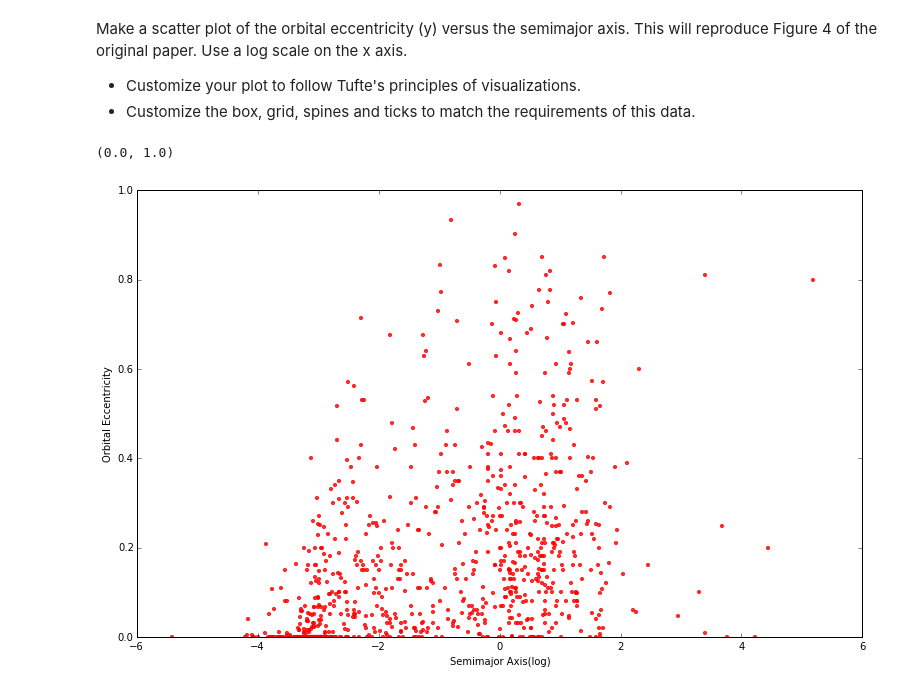
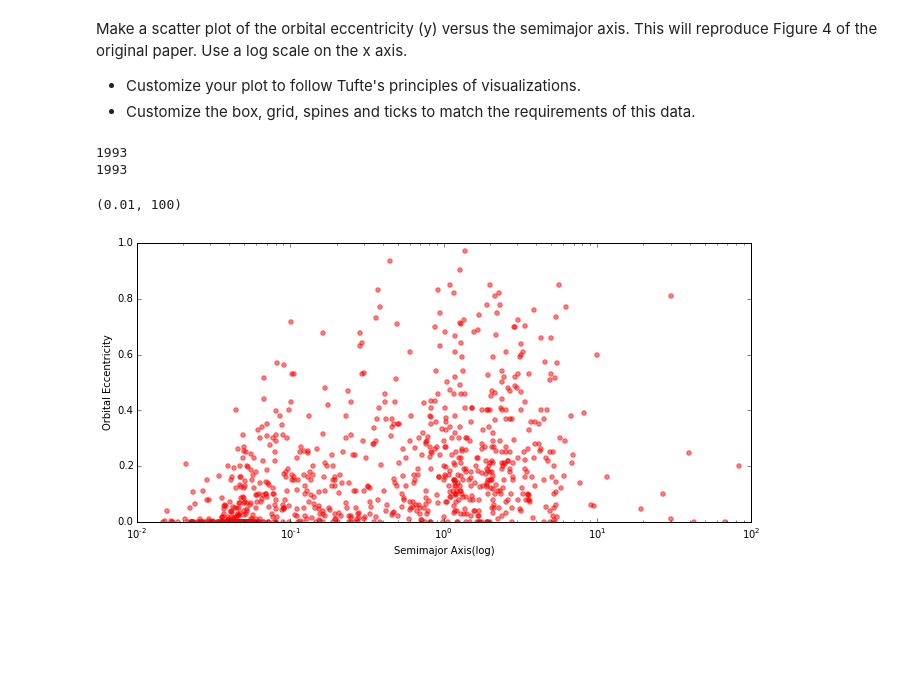
Before and after one commit to enbanuel/phys202-2015-work, a Jupyter notebook: assignments/assignment04/MatplotlibEx02.ipynb, the cells around one changed output. Drawn from its saved outputs; the diff is of its cells as text; code cells hidden in the pictures; blank space fills up the shorter version.

```diff
--- a/assignments/assignment04/MatplotlibEx02.ipynb
+++ b/assignments/assignment04/MatplotlibEx02.ipynb
@@ -95,20 +100,24 @@ Make a scatter plot of the orbital eccentricity (y) versus the semimajor axis. T
 # %%
 # YOUR CODE HERE
 orbit = flat[6::24]
 y = [i for i in orbit]
 print(len(y))
 
 axis = flat[5::24]
 x = [i for i in axis]
 print(len(x))
 
-f = plt.figure(figsize=(13,8))
-plt.scatter(np.log(x), y, color='r', s=10, alpha=0.8)
+f = plt.figure(figsize=(11,5))
+plt.scatter(x, y, color='r', s=20, alpha=0.5)
+plt.xscale('log')
 plt.xlabel('Semimajor Axis(log)')
 plt.ylabel('Orbital Eccentricity')
 plt.ylim(0.0, 1.0)
+plt.xlim(0.01, 100)
 # %% [output]
-(0.0, 1.0)
+1993
+1993
+(0.01, 100)
-[figure, old version]
+[figure, new version]
 # %%
 assert True # leave for grading
```
Also changed, not shown: parts of 1 cell of this notebook, 16 other files.
